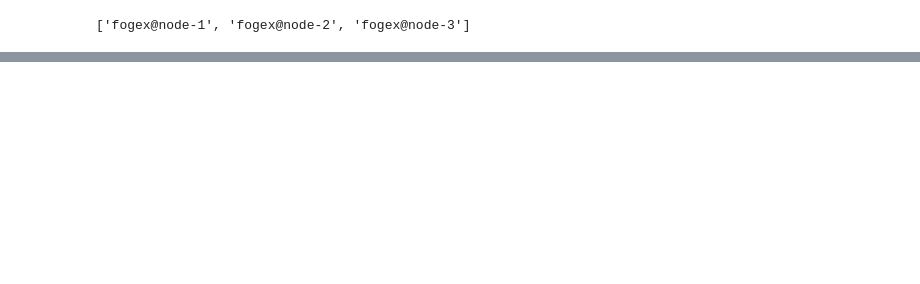
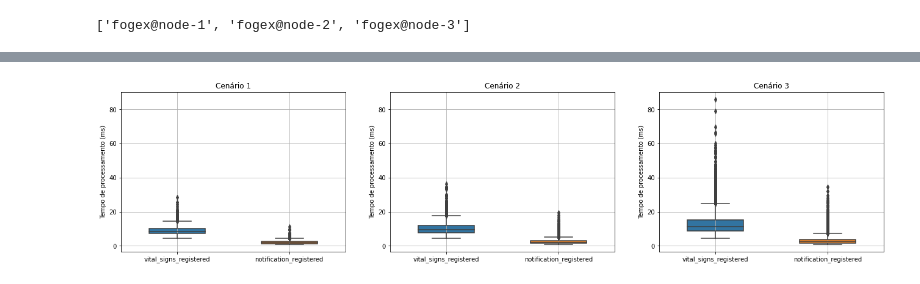
Before and after one commit to FogEx/results-analysis, a Jupyter notebook: Notebook.ipynb, the cells around one changed output, grey strips where cells are left out. Saved outputs shown, nothing was run; the diff lists cells and outputs as text; code cells hidden in the pictures; blank space fills up the shorter version.

```diff
--- a/Notebook.ipynb
+++ b/Notebook.ipynb
@@ -470,0 +580,25 @@ plt.legend()
+# %%
+# Tempo de processamento de eventos por cenário
+default_figsize = (6.4, 4.8)
+multiplier = (3.5, 1)
+
+figsize = tuple(ele1 * ele2 for ele1, ele2 in zip(default_figsize, multiplier))
+
+fig = plt.figure(figsize=figsize)
+
+ay1 = fig.add_subplot(1, 3, 1)
+
+plot_events_process_time('cenario-1')
+
+ay2 = fig.add_subplot(1, 3, 2, sharey=ay1)
+
+plot_events_process_time('cenario-2')
+
+ay3 = fig.add_subplot(1, 3, 3, sharey=ay2)
+
+plot_events_process_time('cenario-3')
+
+plt.savefig('output/tempo-processamento-de-eventos-por-cenario.png')
+plt.show()
+# %% [output]
+[figure, added]
```
Also changed, not shown: parts of 15 cells of this notebook, 10 other files.
